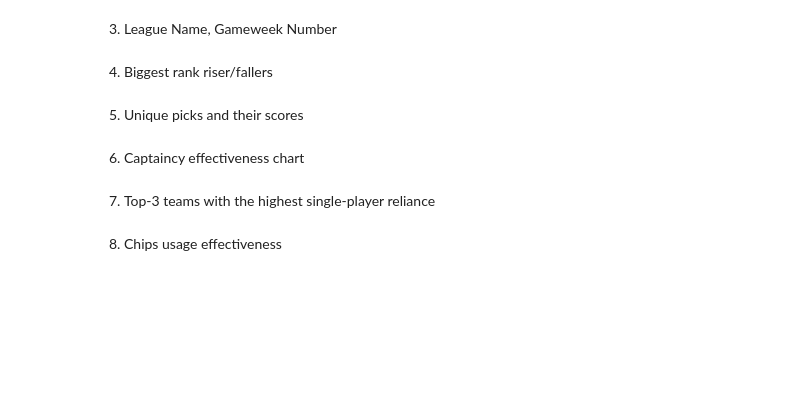
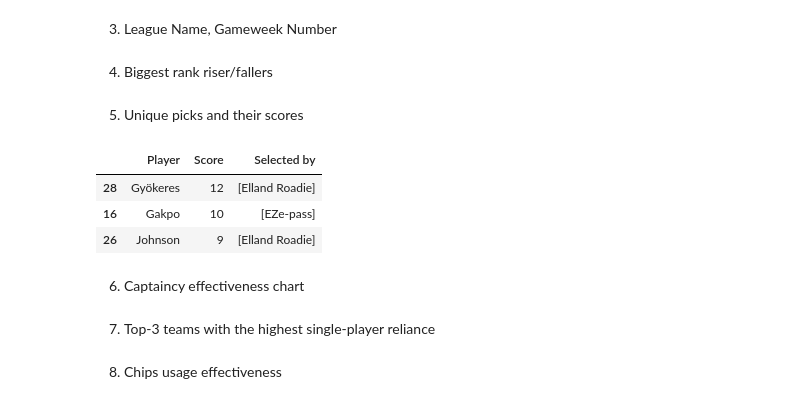
Before and after one commit to Muhammad-Daniyal-18/FPL, a Jupyter notebook: fpl_roundup.ipynb, the cells around one changed output. Saved outputs shown, nothing was run; the diff lists cells and outputs as text; code cells hidden in the pictures; blank space fills up the shorter version.

```diff
--- a/fpl_roundup.ipynb
+++ b/fpl_roundup.ipynb
@@ -812,6 +812,13 @@ rare_player_team = list(selected_by.values())
 df_rare_players_shortlisted = df_rare_players.copy().drop(columns = "Player ID")
 df_rare_players_shortlisted["Selected by"] = rare_player_team
 top_unique_picks = df_rare_players_shortlisted.to_string(index=False)
+# %%
+df_rare_players_shortlisted
+# %% [output]
+|  | Player | Score | Selected by |
+| 28 | Gyökeres | 12 | [Elland Roadie] |
+| 16 | Gakpo | 10 | [EZe-pass] |
+| 26 | Johnson | 9 | [Elland Roadie] |
 # %% [markdown]
 6. Captaincy effectiveness chart
 # %%
```
